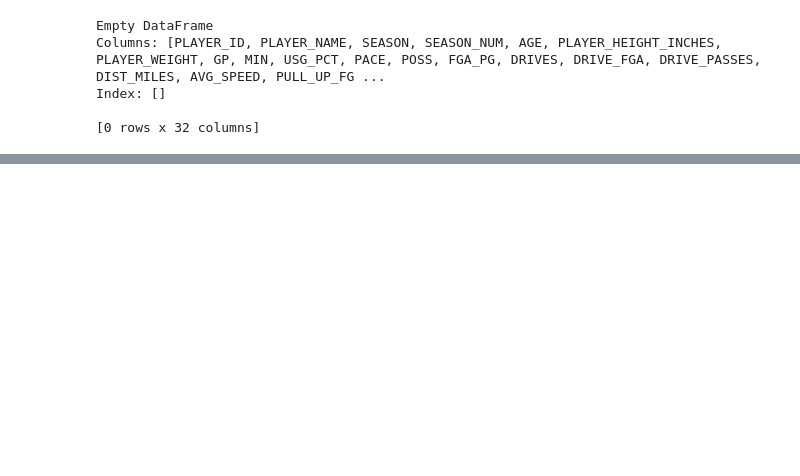
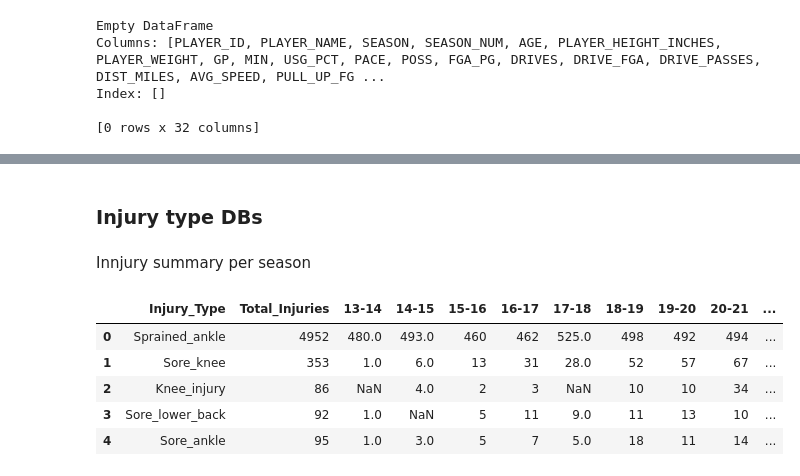
Before and after one commit to luciocanepa/data_science_project, a Jupyter notebook: data_tidying.ipynb, the cells around one changed output, grey strips where cells are left out. Cells and saved outputs as stored; diff of their text form; code cells hidden in the pictures; blank space fills up the shorter version.

```diff
--- a/data_tidying.ipynb
+++ b/data_tidying.ipynb
@@ -99,0 +81,3 @@ df.to_csv('updated_player_stats_injuries.csv', index=False)
+# %%
+db = pd.read_csv("data/player_stats_extended.csv")
+db.head()
@@ -99,0 +145,46 @@ df.to_csv('updated_player_stats_injuries.csv', index=False)
+# %% [markdown]
+### Injury type DBs
+# %%
+injury_types = db['INJURED_TYPE'].unique()
+injuries = {}
+
+stats_columns = [
+    'PLAYER_ID', 'SEASON', 'GP', 'MIN', 'USG_PCT', 'PACE', 'POSS', 'FGA_PG', 'DRIVES',
+    'DRIVE_FGA', 'DRIVE_PASSES', 'DIST_MILES', 'AVG_SPEED',
+    'PULL_UP_FGA', 'PULL_UP_FG3A', 'TOUCHES', 'FRONT_CT_TOUCHES',
+    'AVG_SEC_PER_TOUCH', 'AVG_DRIB_PER_TOUCH', 'ELBOW_TOUCHES',
+    'POST_TOUCHES', 'PAINT_TOUCHES', 'INJURY_SEVERITY'
+]
+
+for injury_type in injury_types:
+    injuries[injury_type] = db[
+        db['INJURED_TYPE'] == injury_type
+    ][stats_columns]
+
+# for (key, injury) in injuries.items():
+#     injury.to_csv(f'data/injuries/{key}.csv', index=False)
+# %% [markdown]
+Innjury summary per season
+# %%
+injury_summary_per_season = []
+
+for (key, injury) in injuries.items():
+    summary_row = {
+        'Injury_Type': key,
+        'Total_Injuries': len(injury),
+        **{
+            f'{season}': count
+            for season, count in dict(injury.groupby('SEASON').size()).items()
+        }
+    }
+
+    injury_summary_per_season.append(summary_row)
+
+display(pd.DataFrame(injury_summary_per_season))
+# %% [output]
+|  | Injury_Type | Total_Injuries | 13-14 | 14-15 | 15-16 | 16-17 | 17-18 | 18-19 | 19-20 | 20-21 | ... |
+| 0 | Sprained_ankle | 4952 | 480.0 | 493.0 | 460 | 462 | 525.0 | 498 | 492 | 494 | ... |
+| 1 | Sore_knee | 353 | 1.0 | 6.0 | 13 | 31 | 28.0 | 52 | 57 | 67 | ... |
+| 2 | Knee_injury | 86 | NaN | 4.0 | 2 | 3 | NaN | 10 | 10 | 34 | ... |
+| 3 | Sore_lower_back | 92 | 1.0 | NaN | 5 | 11 | 9.0 | 11 | 13 | 10 | ... |
+| 4 | Sore_ankle | 95 | 1.0 | 3.0 | 5 | 7 | 5.0 | 18 | 11 | 14 | ... |
```
Also changed, not shown: parts of 32 cells of this notebook, 42 other files.
